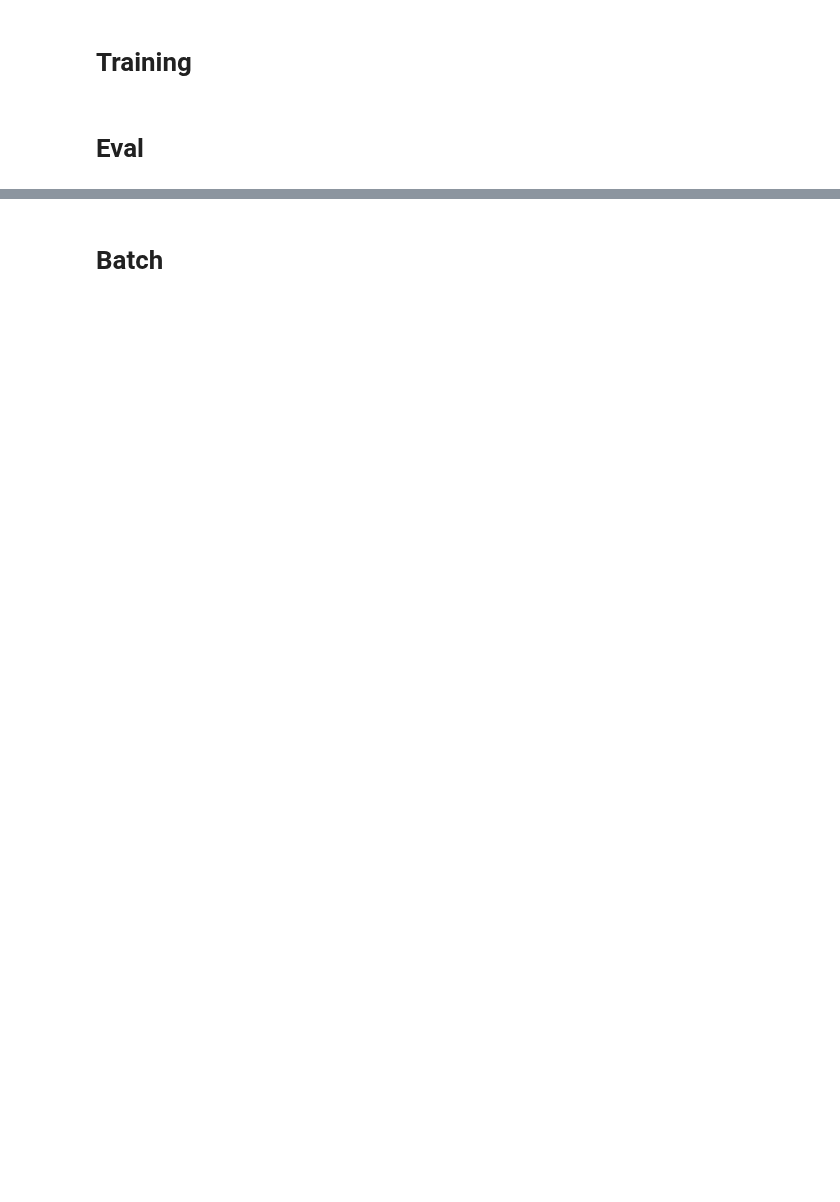
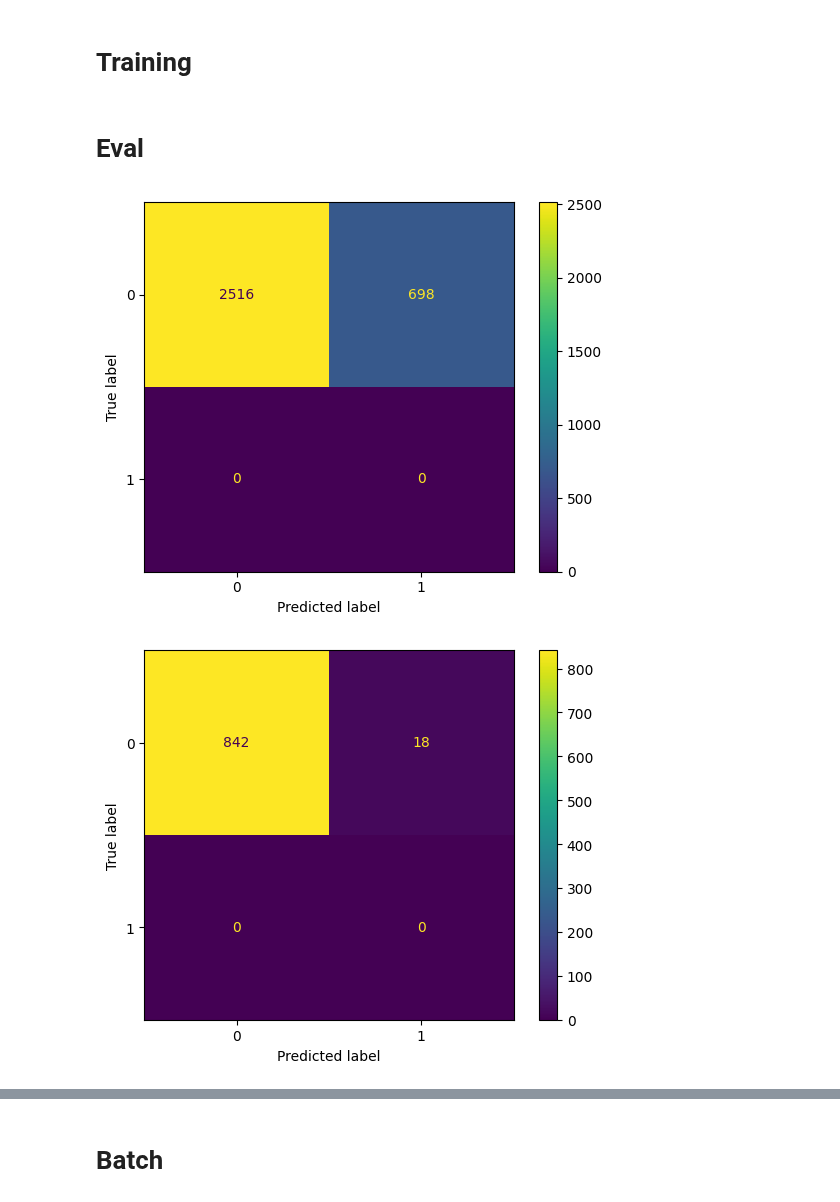
Before and after one commit to riso1410/guarded-query-router, a Jupyter notebook: src/fasttext.ipynb, the cells around one changed output, grey strips where cells are left out. Cells and saved outputs as stored; diff of their text form; code cells hidden in the pictures; blank space fills up the shorter version.

```diff
--- a/src/fasttext.ipynb
+++ b/src/fasttext.ipynb
@@ -57,12 +57,10 @@ for domain, dataset in tqdm(datasets.items(), desc='Processing domains'):
     train_acc = metrics.accuracy_score(train_data["label"], train_predictions)
 
     for _, row in tqdm(test_data.iterrows(), total=len(test_data)):
-        text = str(row["prompt"])
-
+        query = str(row["prompt"])
         start_time = time.perf_counter_ns()
         prediction = fasttext_classifier.predict(query)
         end_time = time.perf_counter_ns()
-
         prediction_times.append(end_time - start_time)
         predictions.append(1 if prediction[0][0] == "__label__1" else 0)
         actuals.append(row["label"])
@@ -94,7 +92,7 @@ for domain, inference_df in eval_datasets.items():
     prediction_times_ft = []
 
     for _, row in tqdm(inference_df.iterrows(), total=len(inference_df)):
-        text = str(row["prompt"])
+        query = str(row["prompt"]).replace("\n", " ")
 
         try:
             start_time = time.perf_counter_ns()
@@ -105,30 +103,33 @@ for domain, inference_df in eval_datasets.items():
             prediction_law = fasttext_law.predict(query)
 
             end_time = time.perf_counter_ns()
             prediction_times_ft.append(end_time - start_time)
 
             predictions_ft.append(
                 0
                 if (
                     prediction_finance[0][0] == "__label__1"
                     or prediction_healthcare[0][0] == "__label__1"
                     or prediction_law[0][0] == "__label__1"
                 )
                 else 1
             )
             actuals_ft.append(row["label"])
         except Exception as e:
             print(f"Error processing row: {e}")
             continue
 
     util.evaluate_run(
         predictions=predictions_ft,
         true_labels=actuals_ft,
         latency=statistics.mean(prediction_times_ft),
         domain=domain,
         embed_model="fastText",
         model_name="fastText",
         train_acc=0.0,
         cost=0.0,
         training=False,
     )
+# %% [output]
+[figure, added]
+[figure, added]
```
Also changed, not shown: parts of 2 cells of this notebook, 7 other files.
